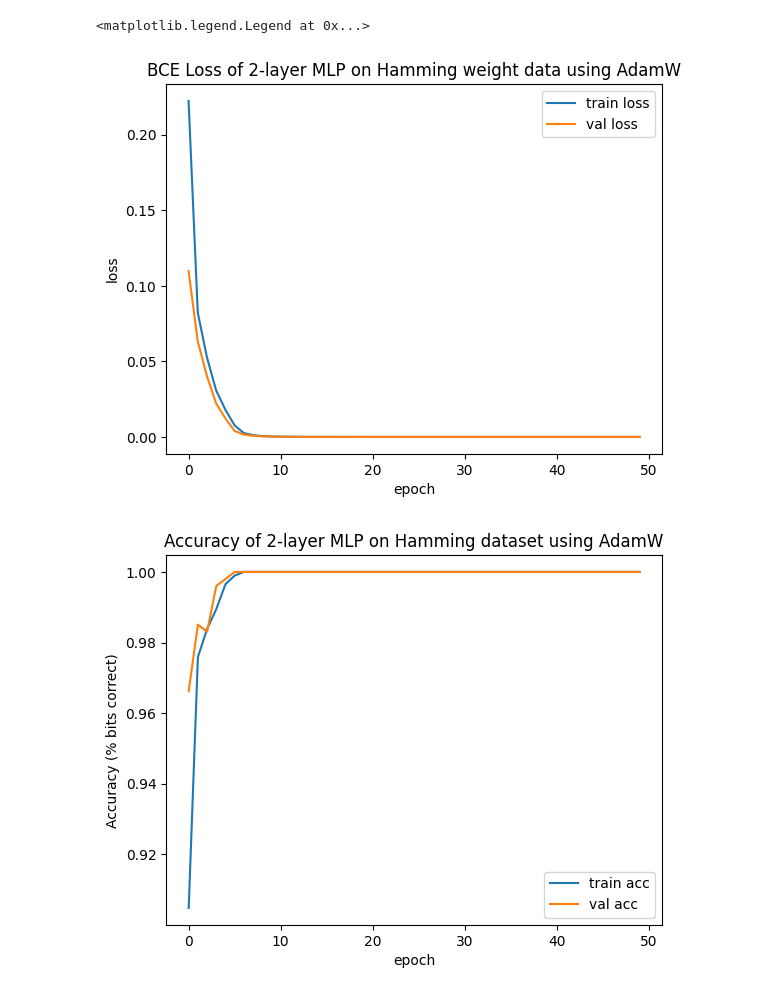
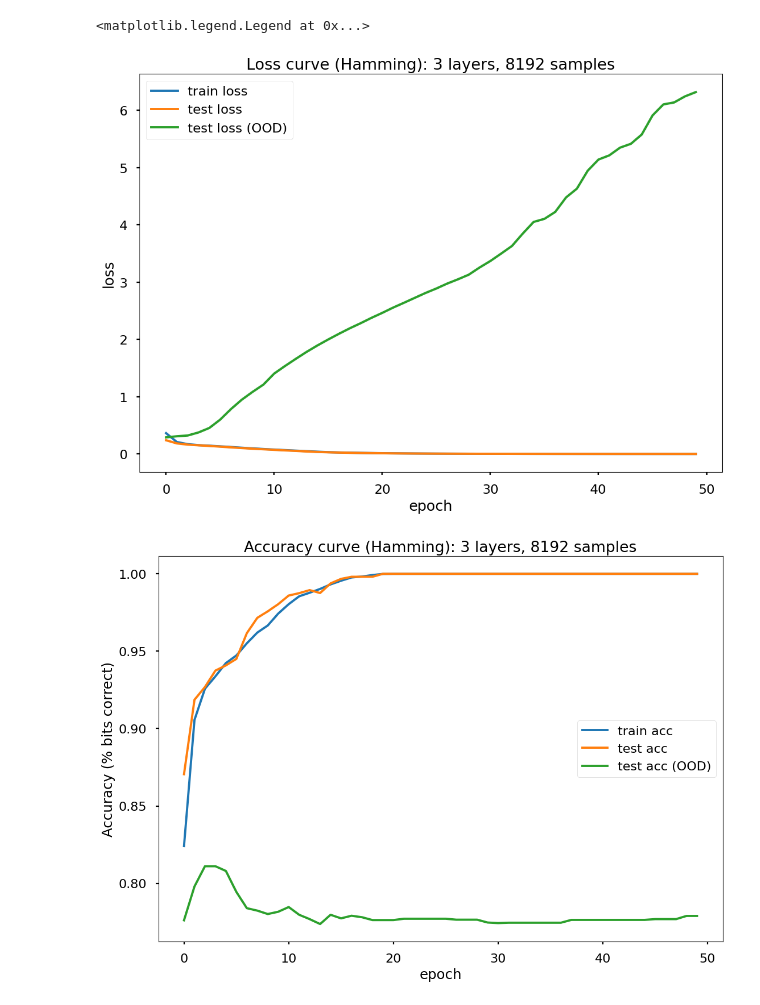
Before and after one commit to hilalmufti/what-functions-can-nns-learn, a Jupyter notebook: MLPHammingBinaryTransductionAdamW.ipynb, the cells around one changed output. Drawn from its saved outputs; the diff is of its cells as text; code cells hidden in the pictures.

Commit message:
feat: plotting code for hamming weight, mlp parity (integral)

```diff
--- a/MLPHammingBinaryTransductionAdamW.ipynb
+++ b/MLPHammingBinaryTransductionAdamW.ipynb
@@ -17,11 +20,17 @@ from wxml.train import train, count_matches
 # %%
 batch_size = 32
-n_batches = 1000
+n_batches = 256
+assert batch_size * n_batches == 8192
+
+n_test = 1024
 
 xs, ys = make_data_hamming(batch_size * n_batches)
+xs_test_ood, ys_test_ood = make_data_hamming(n_test, k=(65, 255))
 
 [print(xy) for xy in take(5, zip(xs, ys))]
 
-ds_train, ds_val, ds_test = make_splits(xs, ys)
-train_loader, val_loader, test_loader = [DataLoader(d, batch_size=batch_size, shuffle=False) for d in [ds_train, ds_val, ds_test]]
+ds_train, ds_test = make_splits(xs, ys)
+# train_loader, val_loader, test_loader = [DataLoader(d, batch_size=batch_size, shuffle=False) for d in [ds_train, ds_val, ds_test]]
+train_loader, test_loader = [DataLoader(d, batch_size=batch_size, shuffle=False) for d in [ds_train, ds_test]]
+test_loader_ood = DataLoader(list(zip(xs_test_ood, ys_test_ood)), batch_size=batch_size, shuffle=False)
 # %% [output]
@@ -44,5 +53,5 @@ model = nn.Sequential(MLP(num_layers, input_dim, hidden_dim, output_dim), nn.Sig
 opt = optim.Adam(model.parameters(), lr=lr)
 loss_fn = F.binary_cross_entropy
 
-results = train(model, loss_fn, opt, train_loader, val_loader, epochs=epochs, device='mps', dtype=th.float32, print_every=n_batches // 10)
+results = train(model, loss_fn, opt, train_loader, test_loader, epochs=epochs, device='mps', dtype=th.float32, print_every=n_batches // 10)
 # %% [output]
@@ -65,0 +75,15 @@ epoch=49 | train_loss=0.0000 | val_loss=0.0000 | train_acy=1.0000 | val_acy=1.00
+# %%
+num_layers = 2
+input_dim = 8
+hidden_dim = 32
+output_dim = 8
+
+lr = 1e-3
+
+epochs = 50
+
+model = nn.Sequential(MLP(num_layers, input_dim, hidden_dim, output_dim), nn.Sigmoid())
+opt = optim.Adam(model.parameters(), lr=lr)
+loss_fn = F.binary_cross_entropy
+
+results_ood = train(model, loss_fn, opt, train_loader, test_loader_ood, epochs=epochs, device='mps', dtype=th.float32, print_every=n_batches // 10)
@@ -66,20 +128,27 @@ epoch=49 | train_loss=0.0000 | val_loss=0.0000 | train_acy=1.0000 | val_acy=1.00
 # %%
+plt.style.use('seaborn-v0_8-poster')
+
 plt.plot(results['train_losses'], label='train loss')
-plt.plot(results['val_losses'], label='val loss')
-plt.title("BCE Loss of 2-layer MLP on Hamming weight data using AdamW")
+plt.plot(results['val_losses'], label='test loss')
+plt.plot(results_ood['val_losses'], label='test loss (OOD)')
+# plt.title("BCE Loss of 2-layer MLP on Hamming weight data using AdamW")
+plt.title("Loss curve (Hamming): 3 layers, 8192 samples")
 plt.xlabel('epoch')
 plt.ylabel('loss')
 plt.legend()
 # %% [output]
 <matplotlib.legend.Legend at 0x...>
-[figure, old version]
+[figure, new version]
 # %%
+plt.style.use('seaborn-v0_8-poster')
+
 plt.plot(results['train_accuracies'], label='train acc')
-plt.plot(results['val_accuracies'], label='val acc')
-plt.title("Accuracy of 2-layer MLP on Hamming dataset using AdamW")
+plt.plot(results['val_accuracies'], label='test acc')
+plt.plot(results_ood['val_accuracies'], label='test acc (OOD)')
+plt.title("Accuracy curve (Hamming): 3 layers, 8192 samples")
 plt.ylabel("Accuracy (% bits correct)")
 plt.xlabel("epoch")
 plt.legend()
 plt.show()
 # %% [output]
-[figure, old version]
+[figure, new version]
```
Also changed, not shown: parts of 6 cells of this notebook, 6 other files.
